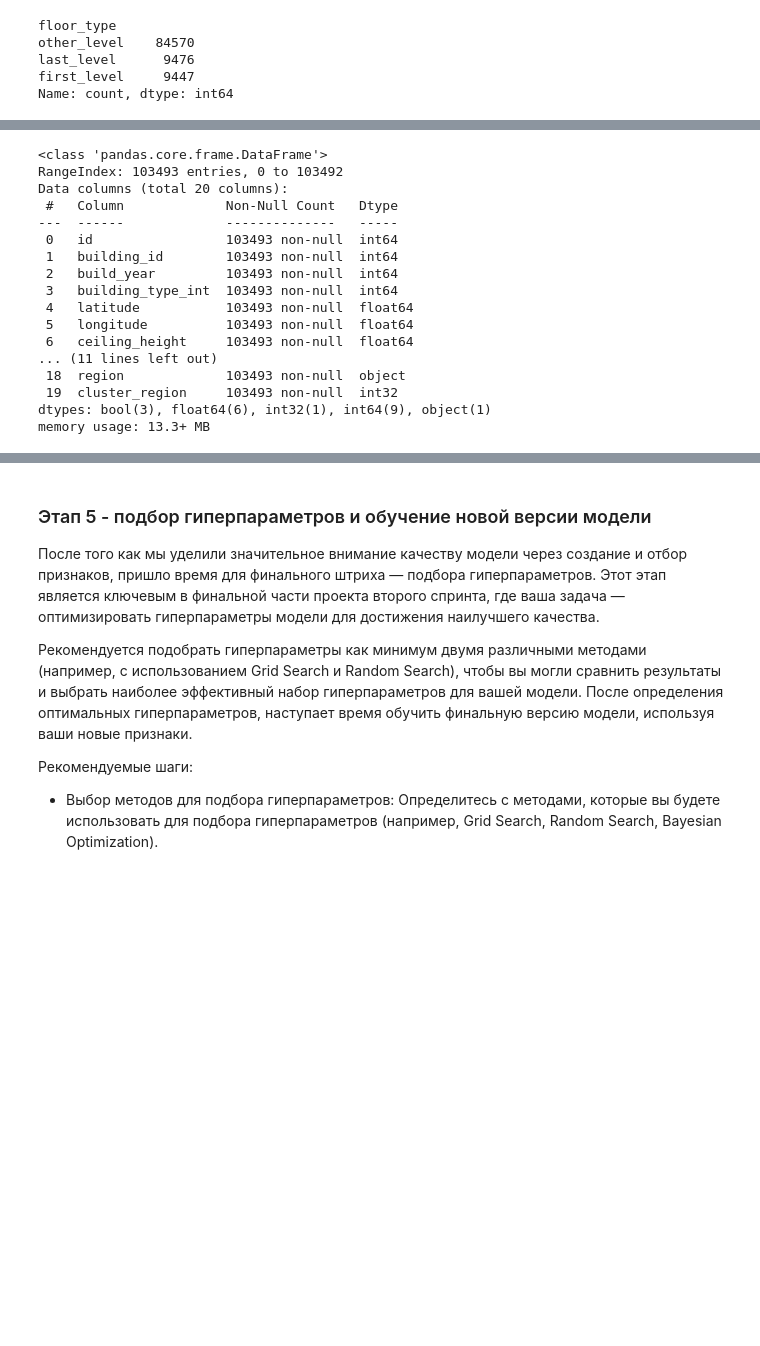
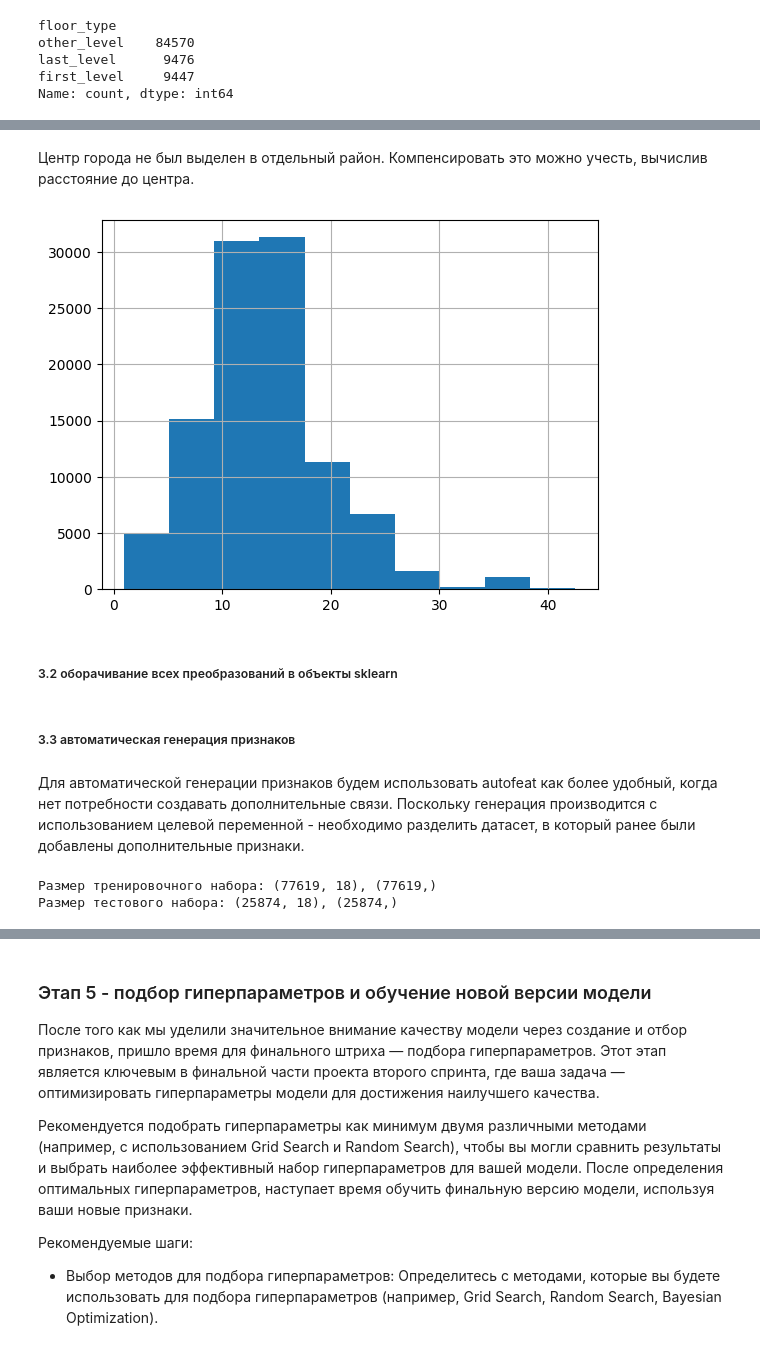
Before and after one commit to RumKam/mle-project-sprint-2-v001, a Jupyter notebook: model_improvement/project_sprint_2.ipynb, the cells around one changed output, grey strips where cells are left out. Cells and saved outputs as stored; diff of their text form; code cells hidden in the pictures; blank space fills up the shorter version.

```diff
--- a/model_improvement/project_sprint_2.ipynb
+++ b/model_improvement/project_sprint_2.ipynb
@@ -894,28 +890,3 @@ other_level    84570
 last_level      9476
 first_level     9447
 Name: count, dtype: int64
-# %%
-# Зададим координаты садового кольца и МКАД
-central_road_noth = [55.774016, 37.619225]
-central_road_south = [55.729858, 37.623123]
-central_road_west = [55.754213, 37.656708]
-central_road_east = [55.754213, 37.583379]
-
-sub_road_noth = [55.911066, 37.584806]
-sub_road_south = [55.572908, 37.642425]
-sub_road_west = [55.761951, 37.843677]
-sub_road_east = [55.749805, 37.367278]
-
-
-def region(row):
-    if row['latitude'] > 55.77:
-        return 'noth'
-    elif row['latitude'] < 55.73:
-        return 'south'
-    else:
-        return 'central'
-
-df['region'] = df.apply(region, axis=1)
-
-
-df['region'].value_counts()
@@ -941,25 +928,15 @@ Name: count, dtype: int64
+# %% [markdown]
+Центр города не был выделен в отдельный район. Компенсировать это можно учесть, вычислив расстояние до центра.
 # %%
 # Зададим координаты центра города
 moscow = (55.753114, 37.623681)
 
-# Расчитаем расстояние до центра города
-distance_km = great_circle(san_francisco, los_angeles).kilometers
-print(f"Distance between San Francisco and Los Angeles: {distance_km:.2f} km")
+# Функция для вычисления расстояния от дома до центра
+def distance_to_center(row):
+    location = (row['latitude'], row['longitude'])
+    distance_km = great_circle(moscow, location).kilometers
+    return distance_km
+
+
+# Применяем функцию к DataFrame и создаем новый столбец с расстоянием
+df['distance_to_center'] = df.apply(distance_to_center, axis=1)
-# %% [output]
-<class 'pandas.core.frame.DataFrame'>
-RangeIndex: 103493 entries, 0 to 103492
-Data columns (total 20 columns):
- #   Column             Non-Null Count   Dtype
----  ------             --------------   -----
- 0   id                 103493 non-null  int64
- 1   building_id        103493 non-null  int64
- 2   build_year         103493 non-null  int64
- 3   building_type_int  103493 non-null  int64
- 4   latitude           103493 non-null  float64
- 5   longitude          103493 non-null  float64
- 6   ceiling_height     103493 non-null  float64
-... (11 lines left out)
- 18  region             103493 non-null  object
- 19  cluster_region     103493 non-null  int32
-dtypes: bool(3), float64(6), int32(1), int64(9), object(1)
-memory usage: 13.3+ MB
@@ -978,0 +943,7 @@ print(f"Distance between San Francisco and Los Angeles: {distance_km:.2f} km")
+# %%
+# Посмотрим на распределение нового признака
+df['distance_to_center'].hist();
+# %% [output]
+[figure, added]
+# %% [markdown]
+##### 3.2 оборачивание всех преобразований в объекты sklearn
@@ -979 +1056,15 @@ print(f"Distance between San Francisco and Los Angeles: {distance_km:.2f} km")
+# %% [markdown]
+##### 3.3 автоматическая генерация признаков
+# %% [markdown]
+Для автоматической генерации признаков будем использовать autofeat как более удобный, когда нет потребности создавать дополнительные связи. Поскольку генерация производится с использованием целевой переменной - необходимо разделить датасет, в который ранее были добавлены дополнительные признаки.
+# %%
+# Разделим датасет с новыми признаками
+X_train, X_test, y_train, y_test = train_test_split(
+        X_generated, y, shuffle=True, test_size=0.25, random_state=RANDOM_STATE)
+
+print(f'Размер тренировочного набора: {X_train.shape}, {y_train.shape}')
+print(f'Размер тестового набора: {X_test.shape}, {y_test.shape}')
+# %% [output]
+Размер тренировочного набора: (77619, 18), (77619,)
+Размер тестового набора: (25874, 18), (25874,)
 # %%
```
Also changed, not shown: parts of 63 cells of this notebook, 8 other files.
